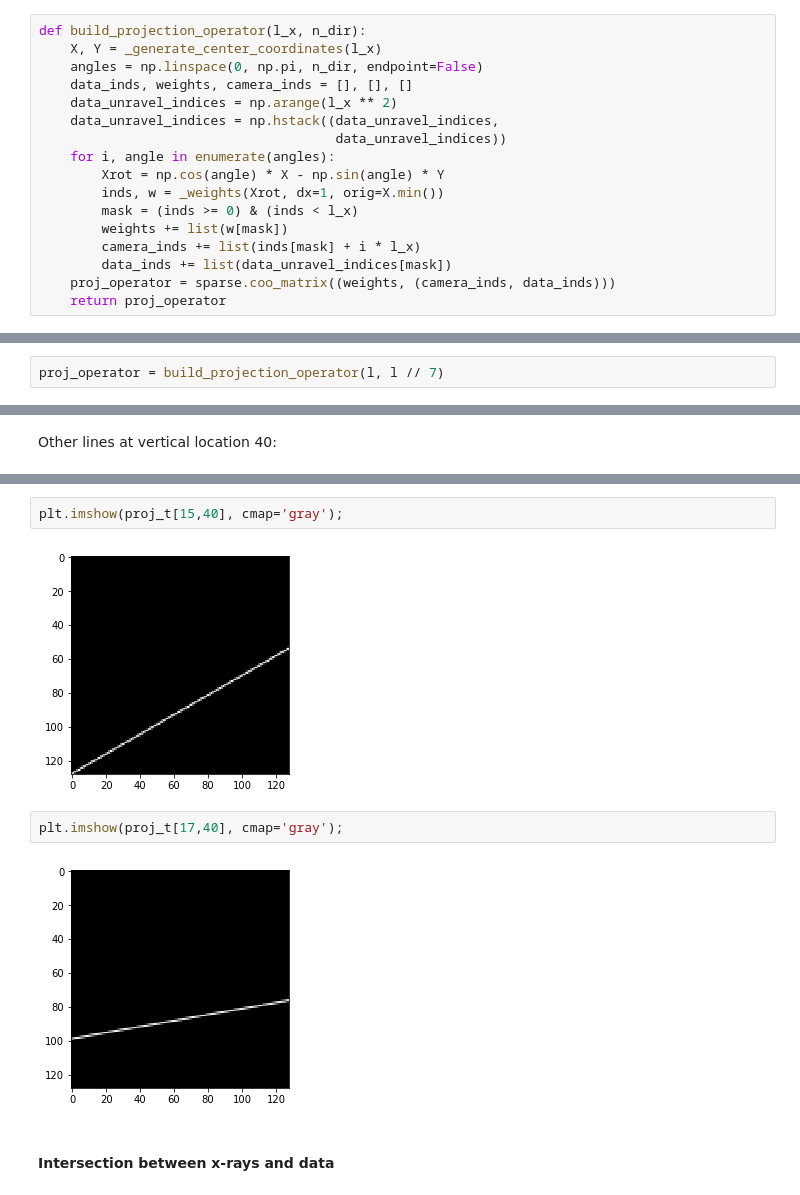
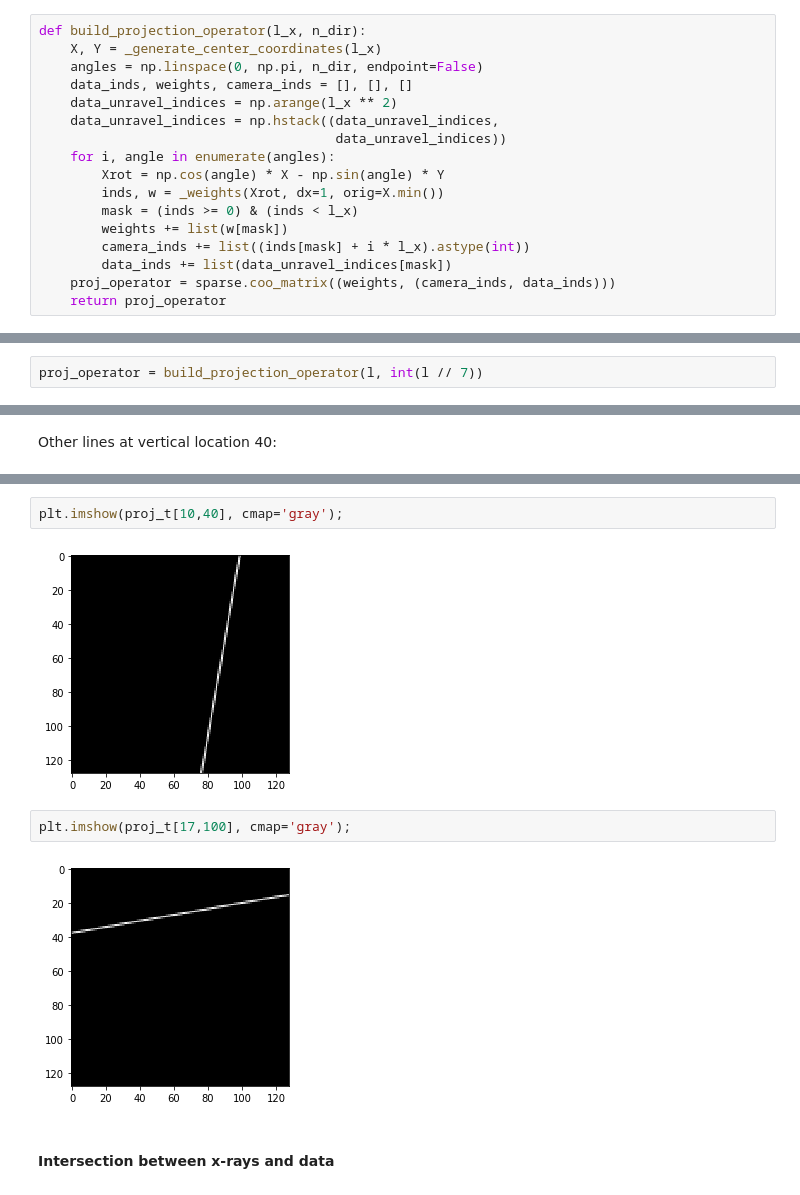
Before and after one commit to Unthrottled/numerical-linear-algebra, a Jupyter notebook: nbs/4. Compressed Sensing of CT Scans with Robust Regression.ipynb, the cells around one changed output, grey strips where cells are left out. Saved outputs shown, nothing was run; the diff lists cells and outputs as text.

```diff
--- a/nbs/4. Compressed Sensing of CT Scans with Robust Regression.ipynb
+++ b/nbs/4. Compressed Sensing of CT Scans with Robust Regression.ipynb
@@ -397,7 +397,7 @@ def build_projection_operator(l_x, n_dir):
         inds, w = _weights(Xrot, dx=1, orig=X.min())
         mask = (inds >= 0) & (inds < l_x)
         weights += list(w[mask])
-        camera_inds += list(inds[mask] + i * l_x)
+        camera_inds += list((inds[mask] + i * l_x).astype(int))
         data_inds += list(data_unravel_indices[mask])
     proj_operator = sparse.coo_matrix((weights, (camera_inds, data_inds)))
     return proj_operator
@@ -406,5 +406,5 @@ def build_projection_operator(l_x, n_dir):
 # %%
 l = 128
 # %%
-proj_operator = build_projection_operator(l, l // 7)
+proj_operator = build_projection_operator(l, int(l // 7))
 # %%
@@ -445,11 +446,11 @@ plt.imshow(proj_t[4,40], cmap='gray');
 # %%
-plt.imshow(proj_t[15,40], cmap='gray');
+plt.imshow(proj_t[10,40], cmap='gray');
 # %% [output]
-[figure, old version]
+[figure, new version]
 # %%
-plt.imshow(proj_t[17,40], cmap='gray');
+plt.imshow(proj_t[17,100], cmap='gray');
 # %% [output]
-[figure, old version]
+[figure, new version]
 # %% [markdown]
 #### Intersection between x-rays and data
 # %% [markdown]
```
Also changed, not shown: parts of 35 cells of this notebook, 5 other files.
